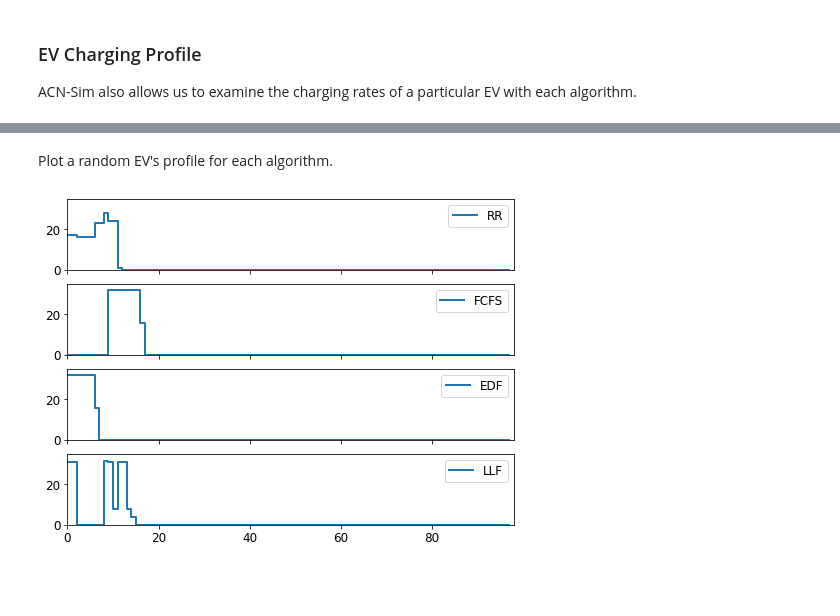
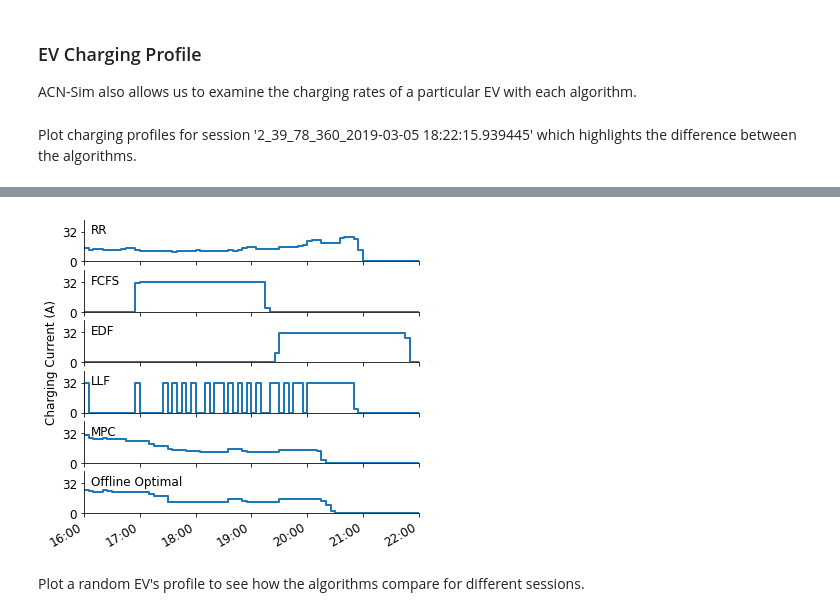
Before and after one commit to caltech-netlab/acnportal-experiments, a Jupyter notebook: examples/2-Algorithm-Comparison/2.1-Comparing-Algorithms-with-Constrained-Infrastructure/2.1-comparing-algorithms-with-constrained-infrastructure.ipynb, the cells around one changed output, grey strips where cells are left out. Cells and saved outputs as stored; diff of their text form; code cells hidden in the pictures; blank space fills up the shorter version.

```diff
--- a/examples/2-Algorithm-Comparison/2.1-Comparing-Algorithms-with-Constrained-Infrastructure/2.1-comparing-algorithms-with-constrained-infrastructure.ipynb
+++ b/examples/2-Algorithm-Comparison/2.1-Comparing-Algorithms-with-Constrained-Infrastructure/2.1-comparing-algorithms-with-constrained-infrastructure.ipynb
@@ -295,0 +454,46 @@ def plot_ev_charging(sim, ev, ax, label):
+# %%
+def plot_ev_charging(sim, ev, ax, label, label_auto_place=False):
+    evse_index = sim.network.station_ids.index(ev.station_id)
+    session_len = ev.departure - ev.arrival
+    x = [sim.start + timedelta(minutes=5 * ev.arrival) + timedelta(minutes=5*i) for i in range(session_len)]
+    ax.step(x, sim.charging_rates[evse_index][ev.arrival:ev.departure],
+            label=label, linewidth=2)
+    if label_auto_place:
+        ax.legend()
+    else:
+        ax.text(0.02, 0.9, label, horizontalalignment='left', verticalalignment='top', transform=ax.transAxes)
+
+def plot_profiles(sims, network_type, cap, ev, end=None, label_auto_place=False):
+    fig, axes = plt.subplots(6, 1, sharey=True, sharex=True, figsize=(6, 6))
+
+    x_min = sim.start + timedelta(minutes=5 * ev.arrival)
+    x_max = end if end is not None else sim.start + timedelta(minutes=5 * ev.departure)
+    axes[0].set_xlim(x_min, x_max)
+    axes[-1].xaxis.set_major_formatter(mdates.DateFormatter('%H:%M'))
+    fig.autofmt_xdate()
+
+    axes[0].set_ylim(0, 45)
+    axes[0].set_yticks([0, 32])
+
+    plt.subplots_adjust(hspace=.2)
+    fig.text(0.035, 0.55, 'Charging Current (A)', va='center', rotation='vertical')
+    print(ev.session_id)
+    for i, alg_name in enumerate(["RR", "FCFS", "EDF", "LLF", "MPC", "Offline"]):
+        label = alg_name if alg_name != "Offline" else "Offline Optimal"
+        plot_ev_charging(sims[network_type, alg_name, cap], ev, axes[i], label=label, label_auto_place=label_auto_place)
+        axes[i].xaxis.set_major_formatter(mdates.DateFormatter('%H:%M'))
+        axes[i].spines['right'].set_visible(False)
+        axes[i].spines['top'].set_visible(False)
+    return fig
+# %% [markdown]
+Plot charging profiles for session '2_39_78_360_2019-03-05 18:22:15.939445' which highlights the difference between the algorithms.
+# %%
+# ev = sims[network_type, "RR", cap].ev_history['2_39_78_360_2019-03-05 18:22:15.939445']
+# end =  timezone.localize(datetime(2019, 3, 5, 15)
+ev = sims[network_type, "RR", cap].ev_history['2_39_129_17_2019-03-26 16:04:30.975643']
+end = datetime(2019, 3, 26, 22)
+# end = None
+network_type = "three_phase"
+cap = 50
+fig = plot_profiles(sims, network_type, cap, ev, end)
+# %% [output]
@@ -295,0 +501 @@ def plot_ev_charging(sim, ev, ax, label):
+[figure, added]
@@ -296,17 +505,2 @@ def plot_ev_charging(sim, ev, ax, label):
 # %% [markdown]
-Plot a random EV's profile for each algorithm.
+Plot a random EV's profile to see how the algorithms compare for different sessions.
-# %%
-network_type = "three_phase"
-cap = 70
-
-fig, axes = plt.subplots(4, 1, sharey=True, sharex=True, figsize=(8, 6))
-
-ev = random.choice(list(sims[network_type, "RR", cap].ev_history.values()))
-axes[0].set_xlim(0, ev.departure - ev.arrival)
-axes[0].set_ylim(0, 35)
-plot_ev_charging(sims[network_type, "RR", cap], ev, axes[0], label='RR')
-plot_ev_charging(sims[network_type, "FCFS", cap], ev, axes[1], label='FCFS')
-plot_ev_charging(sims[network_type, "EDF", cap], ev, axes[2], label='EDF')
-plot_ev_charging(sims[network_type, "LLF", cap], ev, axes[3], label='LLF')
-# %% [output]
-[figure, removed]
```
Also changed, not shown: parts of 29 cells of this notebook, 2 other files.
